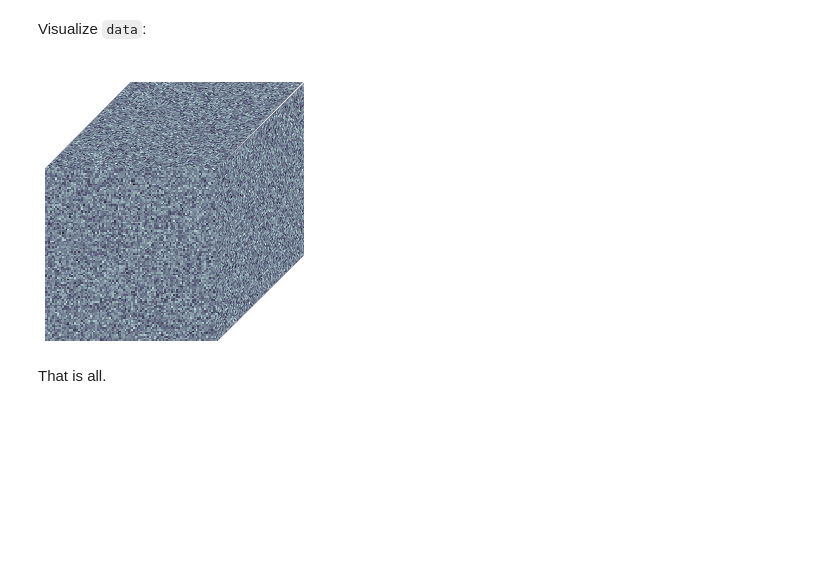
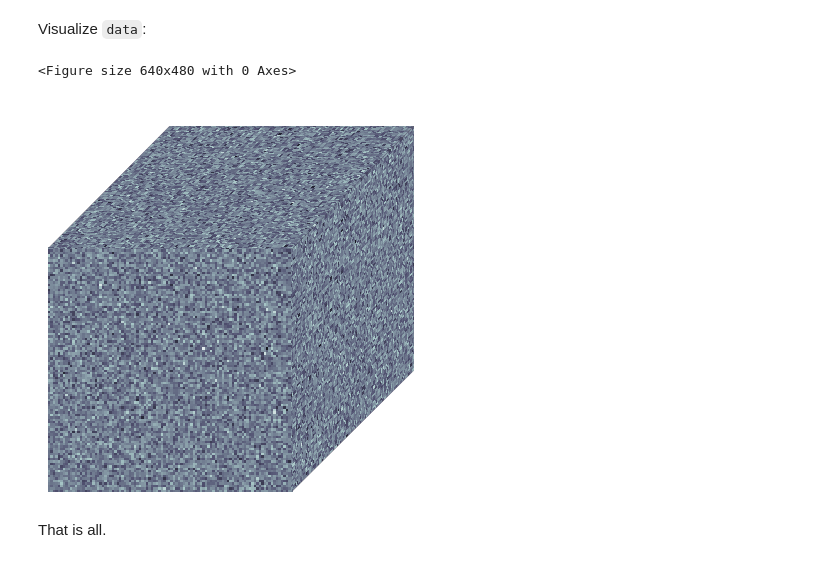
Before and after one commit to JulianLGo/CubePlot, a Jupyter notebook: CubePlot.ipynb, the cells around one changed output. Drawn from its saved outputs; the diff is of its cells as text; code cells hidden in the pictures; blank space fills up the shorter version.

```diff
--- a/CubePlot.ipynb
+++ b/CubePlot.ipynb
@@ -25,7 +25,7 @@ def CubePlot(region,cmap="bone",color="orange",angle=45,clip=+1):
     z0=0
 
     Z1 = region[0,...].T
-    Z2 = region[:,0,...].T
+    Z2 = region[:,-1,...].T
     Z3 = region[...,0]
     Z1 = np.flipud(Z1)
     Z2 = np.flipud(Z2)
@@ -86,9 +86,12 @@ nx,ny,nz = 100,100,100
 data = np.random.normal(size=(nx,ny,nz))
 # %% [markdown]
 Visualize `data`:
-# %%
-CubePlot(data)
-# %% [output]
-[figure, removed]
+# %%
+plt.figure()
+CubePlot(data)
+plt.show()
+# %% [output]
+<Figure size 640x480 with 0 Axes>
+[figure, added]
 # %% [markdown]
 That is all.
```
